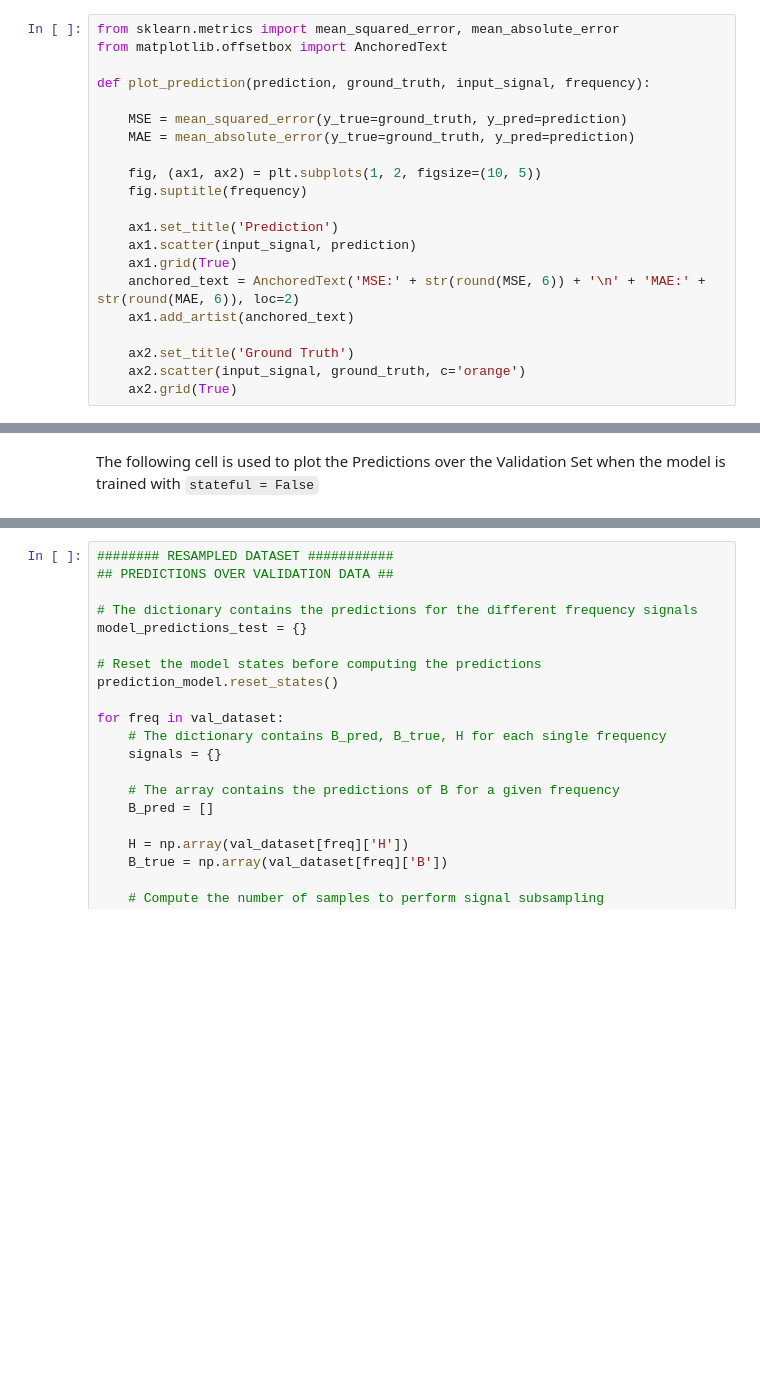
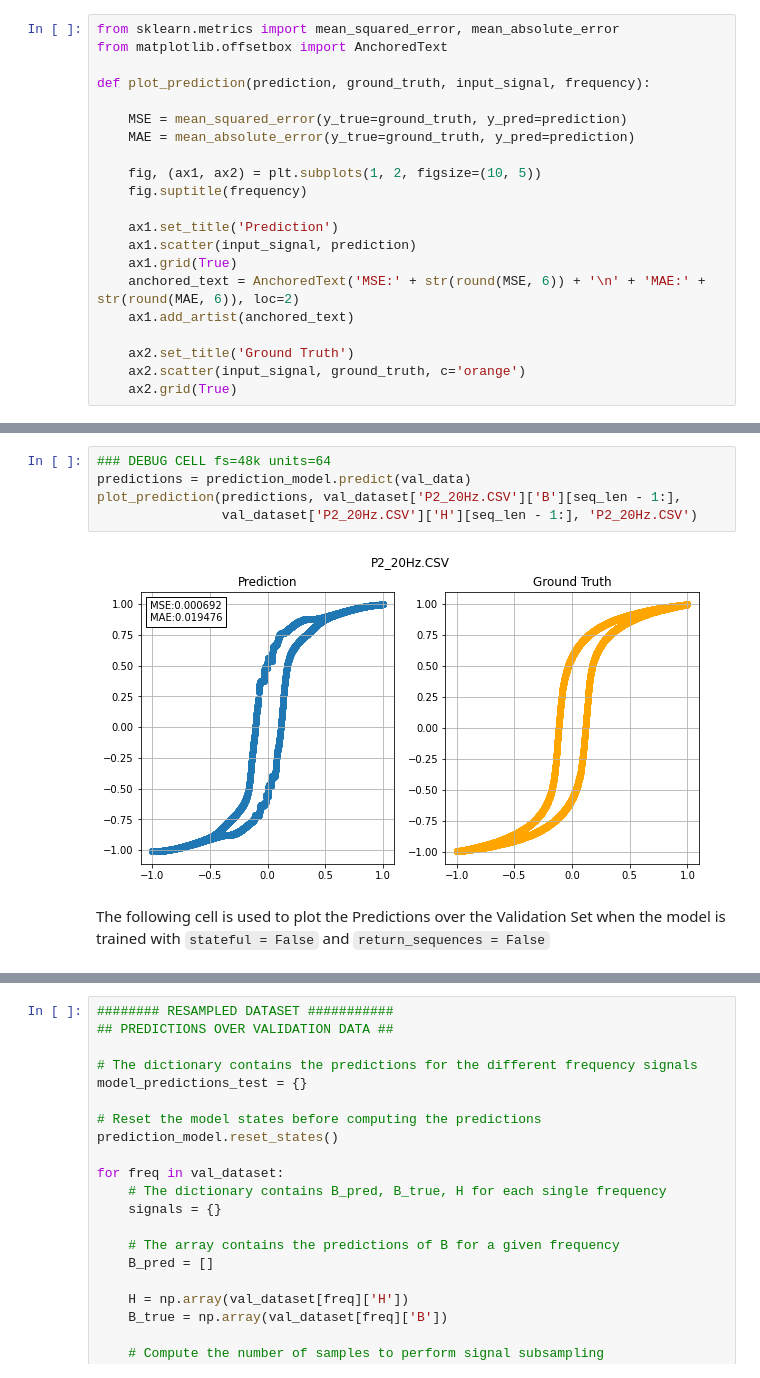
Before and after one commit to olivieromassi/Hysteresis-Modelling-with-Neural-Networks, a Jupyter notebook: dRNNModelTraining.ipynb, the cells around one changed output, grey strips where cells are left out. Drawn from its saved outputs; the diff is of its cells as text; blank space fills up the shorter version.

```diff
--- a/dRNNModelTraining.ipynb
+++ b/dRNNModelTraining.ipynb
@@ -768,5 +911,12 @@ def plot_prediction(prediction, ground_truth, input_signal, frequency):
+# %%
+### DEBUG CELL fs=48k units=64
+predictions = prediction_model.predict(val_data)
+plot_prediction(predictions, val_dataset['P2_20Hz.CSV']['B'][seq_len - 1:],
+                val_dataset['P2_20Hz.CSV']['H'][seq_len - 1:], 'P2_20Hz.CSV')
+# %% [output]
+[figure, added]
 # %% [markdown]
-The following cell is used to plot the Predictions over the Validation Set when the model is trained with `stateful = False`
+The following cell is used to plot the Predictions over the Validation Set when the model is trained with `stateful = False` and `return_sequences = False`
 # %%
 ### DEBUG CELL
 predictions = prediction_model.predict(val_data)
```
Also changed, not shown: parts of 33 cells of this notebook.
